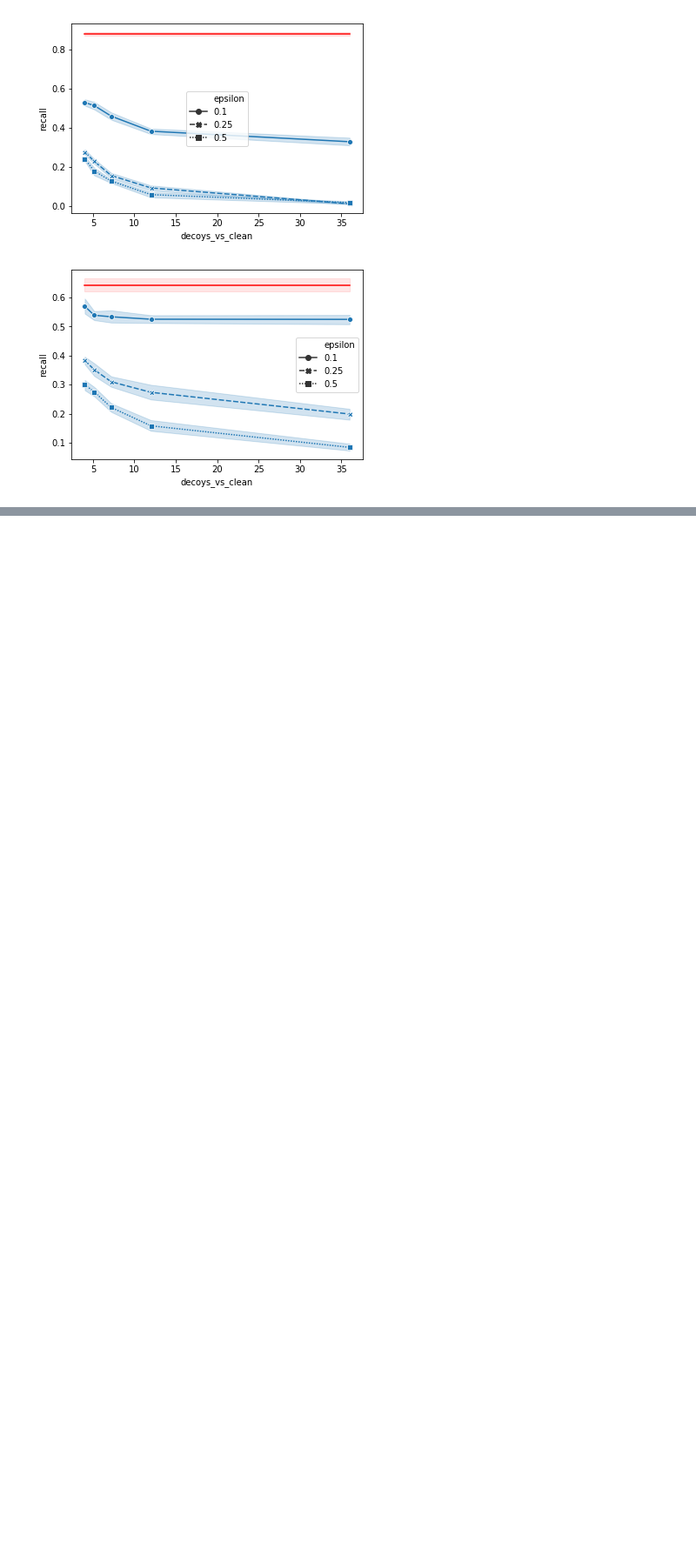
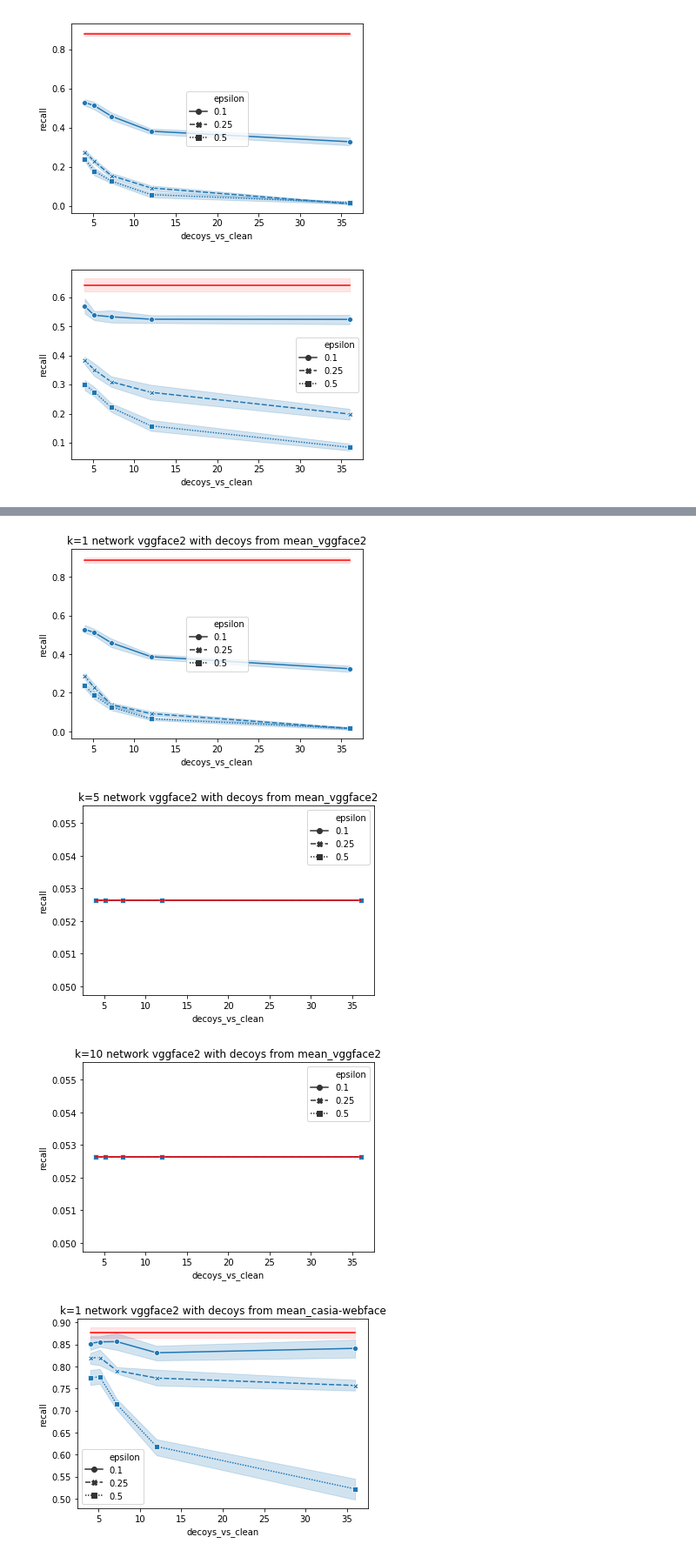
Before and after one commit to psturmfels/adversarial_faces, a Jupyter notebook: notebooks/Draw_Recall.ipynb, the cells around one changed output, grey strips where cells are left out. Shown at 87% size. Cells and saved outputs as stored; diff of their text form; code cells hidden in the pictures; blank space fills up the shorter version.

```diff
--- a/notebooks/Draw_Recall.ipynb
+++ b/notebooks/Draw_Recall.ipynb
@@ -5,10 +6,12 @@ import numpy as np
 # %%
-def draw_results(results):
+def draw_results(results, title):
     nonzero_subset = results[results.decoys_vs_clean > 0]
+
+    fig, ax = plt.subplots()
 
     ### Draw the cases with decoys as a function of the proportion of decoys to clean images
     fig = sns.lineplot(
-        data=nonzero_subset, x="decoys_vs_clean", y="recall", style="epsilon", markers=True)
+        data=nonzero_subset, x="decoys_vs_clean", y="recall", style="epsilon", markers=True, ax=ax)
 
     ### Draw the epsilon=0.0/no decoys case as a straight line with a confidence interval
     # determine the range of the x axis (decoys_vs_clean), for the matplotlib plot function
@@ -39,11 +42,13 @@ def draw_results(results):
         color='r',
         alpha=.1
     )
+    fig.set_title(title)
 
-def get_path(network_to_evaluate, attack_name):
-    return "/home/ivan/pascal_adversarial_faces/results/recall_at_1_{attack_name}_{network_to_evaluate}.csv".format(
+def get_path(network_to_evaluate, attack_name, k=1):
+    return "/home/ivan/pascal_adversarial_faces/results/recall_at_{k}_{attack_name}_{network_to_evaluate}.csv".format(
         network_to_evaluate=network_to_evaluate,
-        attack_name=attack_name
+        attack_name=attack_name,
+        k=k
     )
 # %%
 draw_results(
@@ -85,0 +95,18 @@ draw_results(
+# %%
+for network_to_evaluate in ["vggface2", "casia-webface"]:
+    for attack in ["mean_vggface2", "mean_casia-webface", "mean_Conv2d_4b_3x3_vggface2"]:
+        for k in [1, 5, 10]:
+            draw_results(
+                pd.read_csv(get_path(
+                    network_to_evaluate=network_to_evaluate,
+                    attack_name=attack,
+                    k=k
+                )),
+                "k={k} network {network} with decoys from {attack}".format(
+                    k=k, network=network_to_evaluate, attack=attack)
+            )
+# %% [output]
+[figure, added]
+[figure, added]
+[figure, added]
+[figure, added]
```
Also changed, not shown: parts of 7 cells of this notebook, 2 other files.
